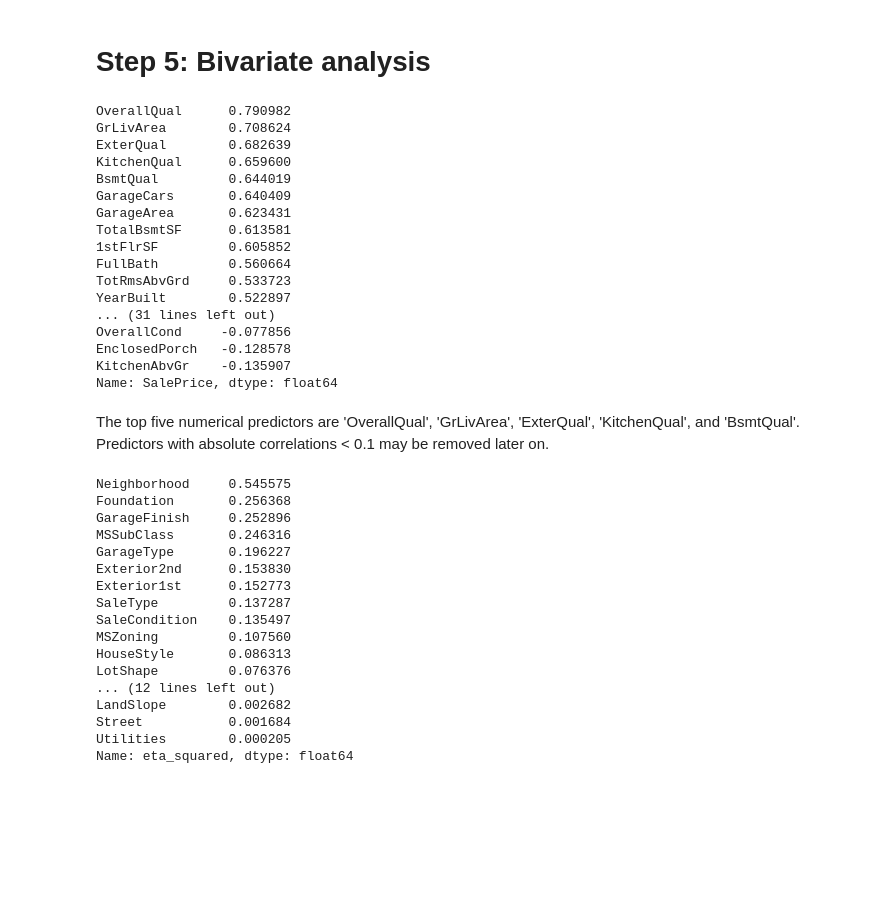
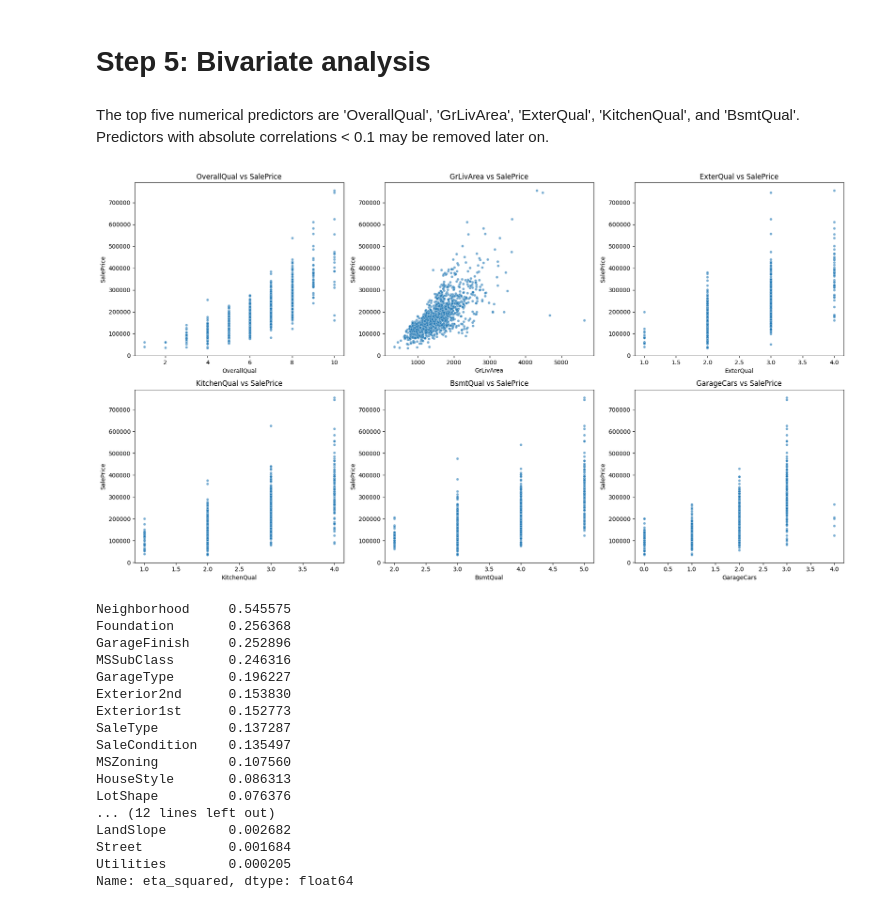
Before and after one commit to cgaletzka/house-prices-eda-ml, a Jupyter notebook: house-prices-eda.ipynb, the cells around one changed output. Drawn from its saved outputs; the diff is of its cells as text; code cells hidden in the pictures; blank space fills up the shorter version.

```diff
--- a/house-prices-eda.ipynb
+++ b/house-prices-eda.ipynb
@@ -310,27 +339,34 @@ eda_summary = {
 # %%
 # assess correlation between all numerical columns and the dependent variable.
 num_corr = df[num_vars].join(target).corr()['SalePrice'].sort_values(ascending=False)
-num_corr.drop('SalePrice')
+num_corr = num_corr.drop('SalePrice')
-# %% [output]
-OverallQual      0.790982
-GrLivArea        0.708624
-ExterQual        0.682639
-KitchenQual      0.659600
-BsmtQual         0.644019
-GarageCars       0.640409
-GarageArea       0.623431
-TotalBsmtSF      0.613581
-1stFlrSF         0.605852
-FullBath         0.560664
-TotRmsAbvGrd     0.533723
-YearBuilt        0.522897
-... (31 lines left out)
-OverallCond     -0.077856
-EnclosedPorch   -0.128578
-KitchenAbvGr    -0.135907
-Name: SalePrice, dtype: float64
 # %% [markdown]
 The top five numerical predictors are 'OverallQual', 'GrLivArea', 'ExterQual', 'KitchenQual', and 'BsmtQual'. Predictors with absolute correlations < 0.1 may be removed later on.
+# %%
+top_predictors = num_corr.head(6).index.tolist()
+
+# Panel with 6 subplots (2 rows × 3 columns)
+fig, axes = plt.subplots(2, 3, figsize=(18, 10))
+axes = axes.flatten()
+
+# Iterate through selected predictors
+for ax, col in zip(axes, top_predictors):
+
+    sns.scatterplot(
+        x=df[col],
+        y=target,
+        s=20,
+        alpha=0.6,
+        ax=ax
+    )
+    ax.set_title(f"{col} vs SalePrice")
+    ax.set_xlabel(col)
+    ax.set_ylabel("SalePrice")
+
+plt.tight_layout()
+plt.show()
+# %% [output]
+[figure, added]
 # %%
 cat_eta = {}
 
```
Also changed, not shown: parts of 12 cells of this notebook.
